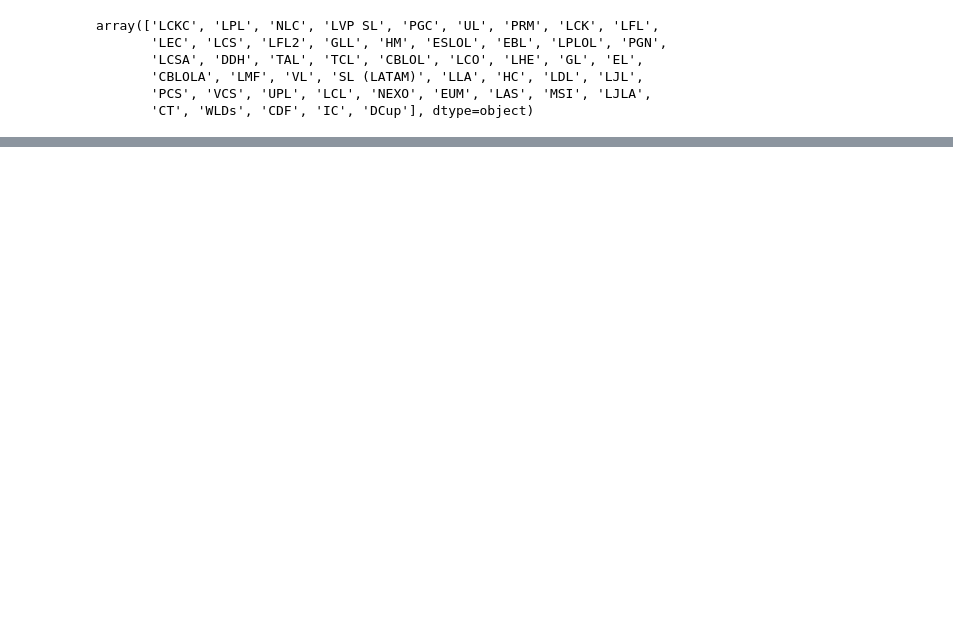
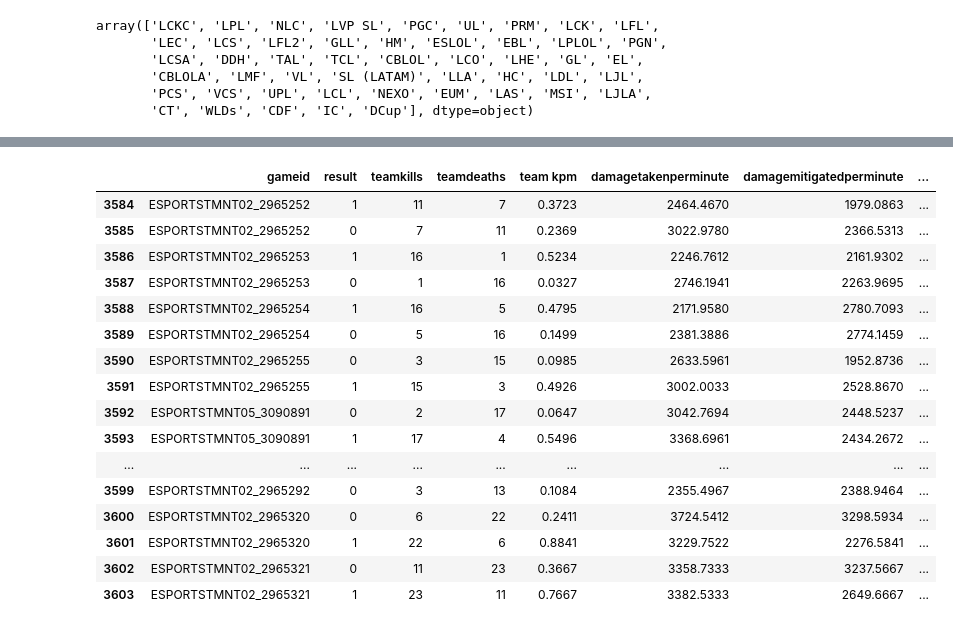
Before and after one commit to davsssss/Esports-Project, a Jupyter notebook: LoLDataCleaning.ipynb, the cells around one changed output, grey strips where cells are left out. Cells and saved outputs as stored; diff of their text form; code cells hidden in the pictures; blank space fills up the shorter version.

```diff
--- a/LoLDataCleaning.ipynb
+++ b/LoLDataCleaning.ipynb
@@ -82,0 +35,28 @@ lcs_team_league_df.tail(20)
+# %%
+# Filtering out player data
+lcs_team_league_df = league_df[(league_df['position'] == 'team') & ((league_df['league'] == 'LCS')
+ | (league_df['league'] == 'LCK') | (league_df['league'] == 'LPL') | (league_df['league'] == 'LEC'))].reset_index(drop=True)
+
+# Aquiring relevant columns for teams
+lcs_team_league_df = lcs_team_league_df[['gameid','result','teamkills','teamdeaths','team kpm','damagetakenperminute','damagemitigatedperminute','ckpm','wpm','wcpm','vspm','earned gpm','cspm',]].dropna()
+
+# Displaying data
+lcs_team_league_df.tail(20)
+# %% [output]
+|  | gameid | result | teamkills | teamdeaths | team kpm | damagetakenperminute | damagemitigatedperminute | ... |
+| 3584 | ESPORTSTMNT02_2965252 | 1 | 11 | 7 | 0.3723 | 2464.4670 | 1979.0863 | ... |
+| 3585 | ESPORTSTMNT02_2965252 | 0 | 7 | 11 | 0.2369 | 3022.9780 | 2366.5313 | ... |
+| 3586 | ESPORTSTMNT02_2965253 | 1 | 16 | 1 | 0.5234 | 2246.7612 | 2161.9302 | ... |
+| 3587 | ESPORTSTMNT02_2965253 | 0 | 1 | 16 | 0.0327 | 2746.1941 | 2263.9695 | ... |
+| 3588 | ESPORTSTMNT02_2965254 | 1 | 16 | 5 | 0.4795 | 2171.9580 | 2780.7093 | ... |
+| 3589 | ESPORTSTMNT02_2965254 | 0 | 5 | 16 | 0.1499 | 2381.3886 | 2774.1459 | ... |
+| 3590 | ESPORTSTMNT02_2965255 | 0 | 3 | 15 | 0.0985 | 2633.5961 | 1952.8736 | ... |
+| 3591 | ESPORTSTMNT02_2965255 | 1 | 15 | 3 | 0.4926 | 3002.0033 | 2528.8670 | ... |
+| 3592 | ESPORTSTMNT05_3090891 | 0 | 2 | 17 | 0.0647 | 3042.7694 | 2448.5237 | ... |
+| 3593 | ESPORTSTMNT05_3090891 | 1 | 17 | 4 | 0.5496 | 3368.6961 | 2434.2672 | ... |
+| ... | ... | ... | ... | ... | ... | ... | ... | ... |
+| 3599 | ESPORTSTMNT02_2965292 | 0 | 3 | 13 | 0.1084 | 2355.4967 | 2388.9464 | ... |
+| 3600 | ESPORTSTMNT02_2965320 | 0 | 6 | 22 | 0.2411 | 3724.5412 | 3298.5934 | ... |
+| 3601 | ESPORTSTMNT02_2965320 | 1 | 22 | 6 | 0.8841 | 3229.7522 | 2276.5841 | ... |
+| 3602 | ESPORTSTMNT02_2965321 | 0 | 11 | 23 | 0.3667 | 3358.7333 | 3237.5667 | ... |
+| 3603 | ESPORTSTMNT02_2965321 | 1 | 23 | 11 | 0.7667 | 3382.5333 | 2649.6667 | ... |
```
Also changed, not shown: parts of 13 cells of this notebook.
